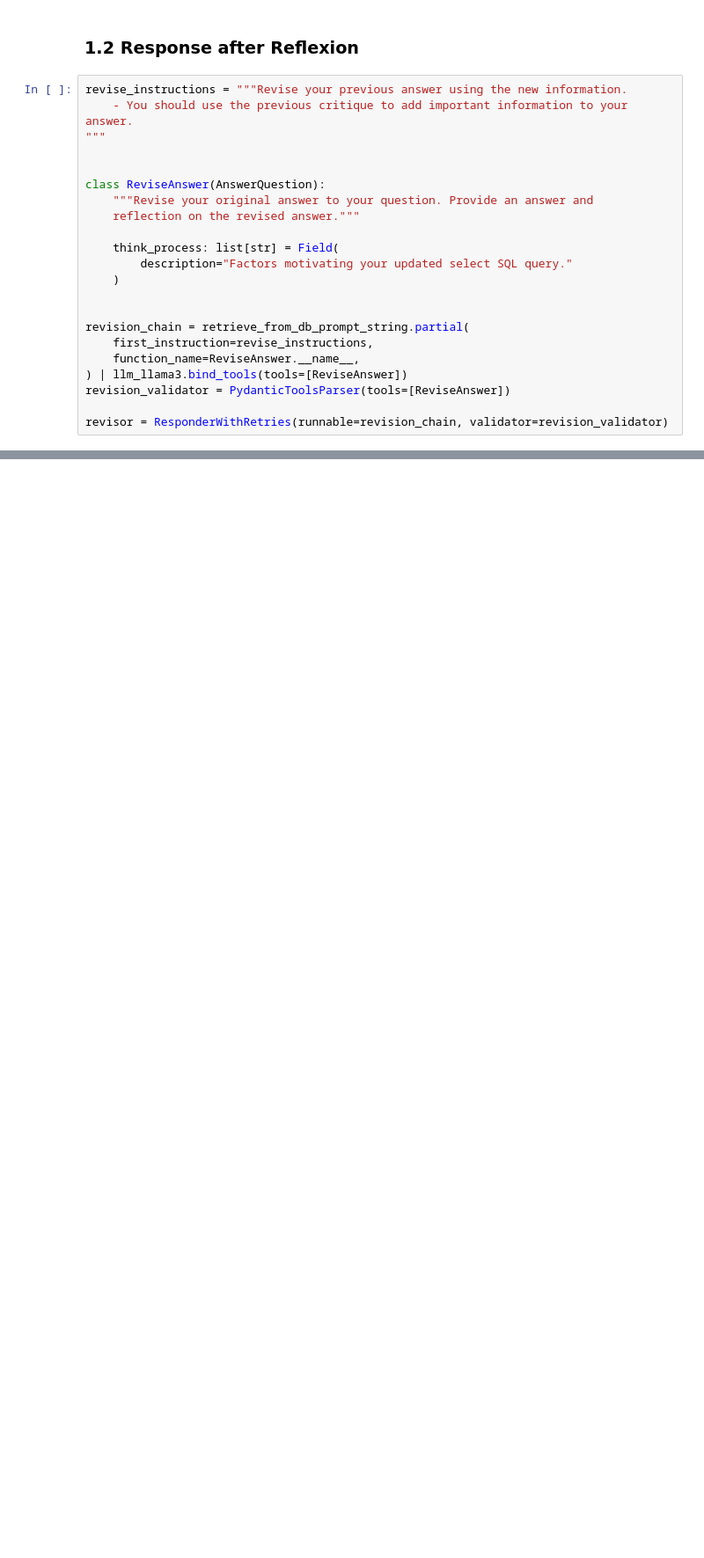
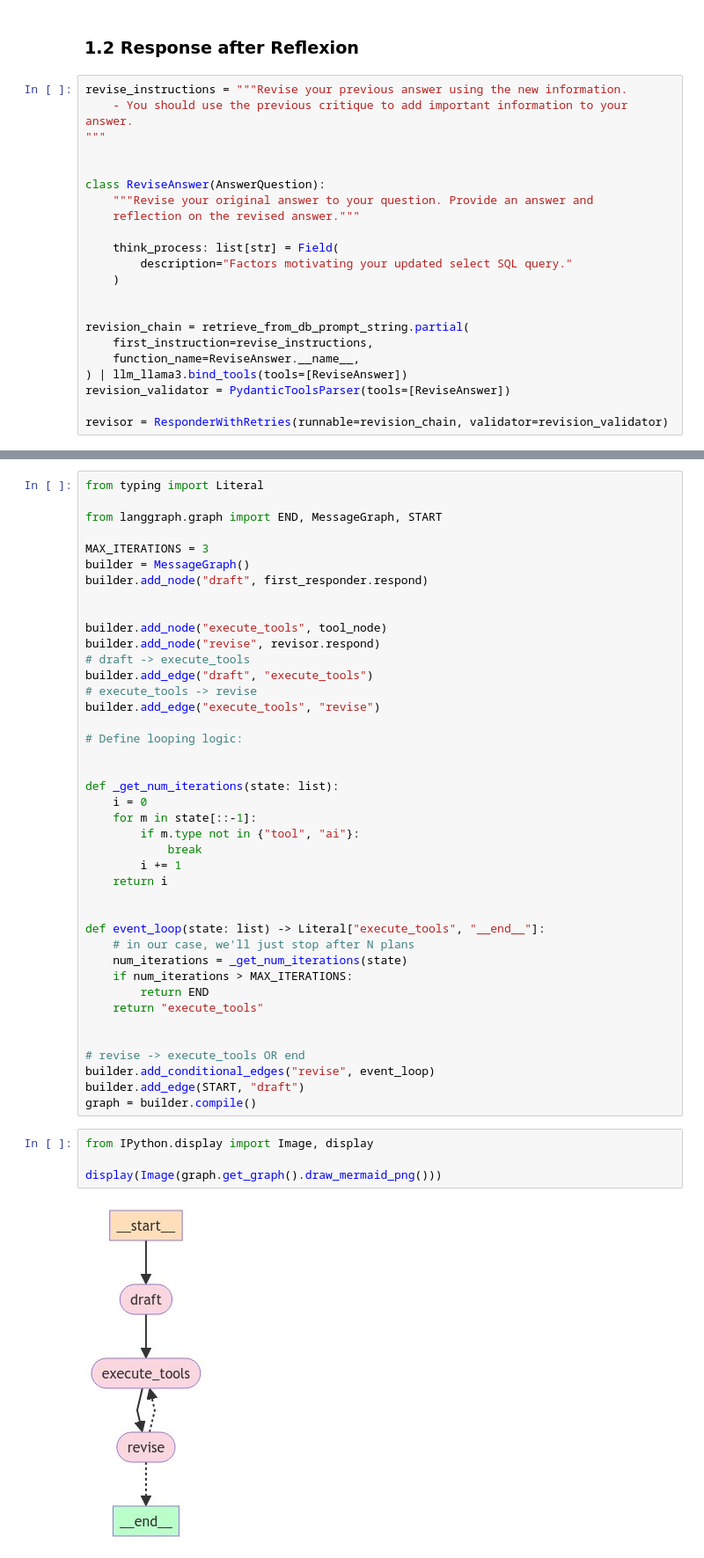
Before and after one commit to sudheera-94/ai_with_langchain, a Jupyter notebook: 03. Improve Output Quality/Improve_Output_Quality_2_Reflexion.ipynb, the cells around one changed output, grey strips where cells are left out. Shown at 88% size. Saved outputs shown, nothing was run; the diff lists cells and outputs as text; blank space fills up the shorter version.

```diff
--- a/03. Improve Output Quality/Improve_Output_Quality_2_Reflexion.ipynb
+++ b/03. Improve Output Quality/Improve_Output_Quality_2_Reflexion.ipynb
@@ -206,0 +226,47 @@ AIMessage(content='', additional_kwargs={'tool_calls': [{'id': 'call_9fq3', 'fun
+# %%
+from typing import Literal
+
+from langgraph.graph import END, MessageGraph, START
+
+MAX_ITERATIONS = 3
+builder = MessageGraph()
+builder.add_node("draft", first_responder.respond)
+
+
+builder.add_node("execute_tools", tool_node)
+builder.add_node("revise", revisor.respond)
+# draft -> execute_tools
+builder.add_edge("draft", "execute_tools")
+# execute_tools -> revise
+builder.add_edge("execute_tools", "revise")
+
+# Define looping logic:
+
+
+def _get_num_iterations(state: list):
+    i = 0
+    for m in state[::-1]:
+        if m.type not in {"tool", "ai"}:
+            break
+        i += 1
+    return i
+
+
+def event_loop(state: list) -> Literal["execute_tools", "__end__"]:
+    # in our case, we'll just stop after N plans
+    num_iterations = _get_num_iterations(state)
+    if num_iterations > MAX_ITERATIONS:
+        return END
+    return "execute_tools"
+
+
+# revise -> execute_tools OR end
+builder.add_conditional_edges("revise", event_loop)
+builder.add_edge(START, "draft")
+graph = builder.compile()
+# %%
+from IPython.display import Image, display
+
+display(Image(graph.get_graph().draw_mermaid_png()))
+# %% [output]
+[figure, added]
```
Also changed, not shown: parts of 7 cells of this notebook.
